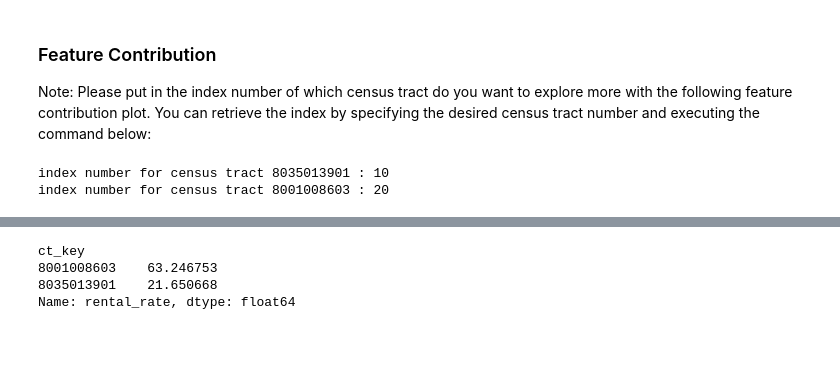
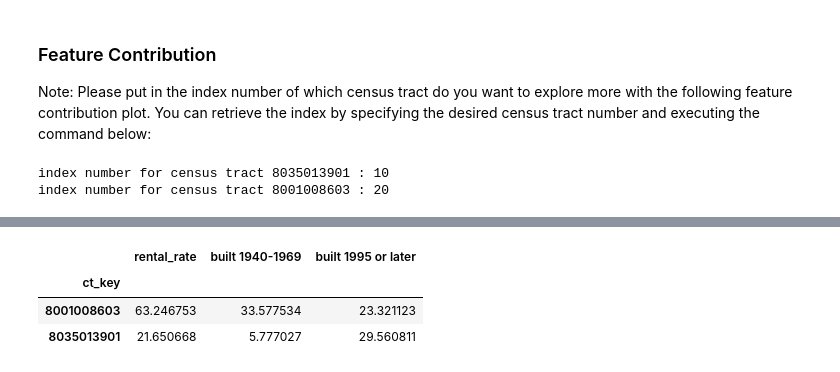
Before and after one commit to wijayajessica/Digital-Real-Estate-Index, a Jupyter notebook: census_tract_adjustment/Modelling_Boosting_Denver.ipynb, the cells around one changed output, grey strips where cells are left out. Cells and saved outputs as stored; diff of their text form; code cells hidden in the pictures; blank space fills up the shorter version.

```diff
--- a/census_tract_adjustment/Modelling_Boosting_Denver.ipynb
+++ b/census_tract_adjustment/Modelling_Boosting_Denver.ipynb
@@ -288,7 +293,7 @@ LGBM_sales.plot_feature_contribution(sample_idx=idx_census_tracts_toExplore)
 # %%
-df_merged[df_merged['ct_key'].isin([8035013901, 8001008603])].groupby(['ct_key']).mean()['rental_rate']
+df_merged[df_merged['ct_key'].isin([8035013901, 8001008603])].groupby(['ct_key']).mean()[['rental_rate', 'built 1940-1969', 'built 1995 or later']]
 # %% [output]
-ct_key
-8001008603    63.246753
-8035013901    21.650668
-Name: rental_rate, dtype: float64
+|  | rental_rate | built 1940-1969 | built 1995 or later |
+| ct_key |  |  |  |
+| 8001008603 | 63.246753 | 33.577534 | 23.321123 |
+| 8035013901 | 21.650668 | 5.777027 | 29.560811 |
```
Also changed, not shown: parts of 7 cells of this notebook, 1 other file.
